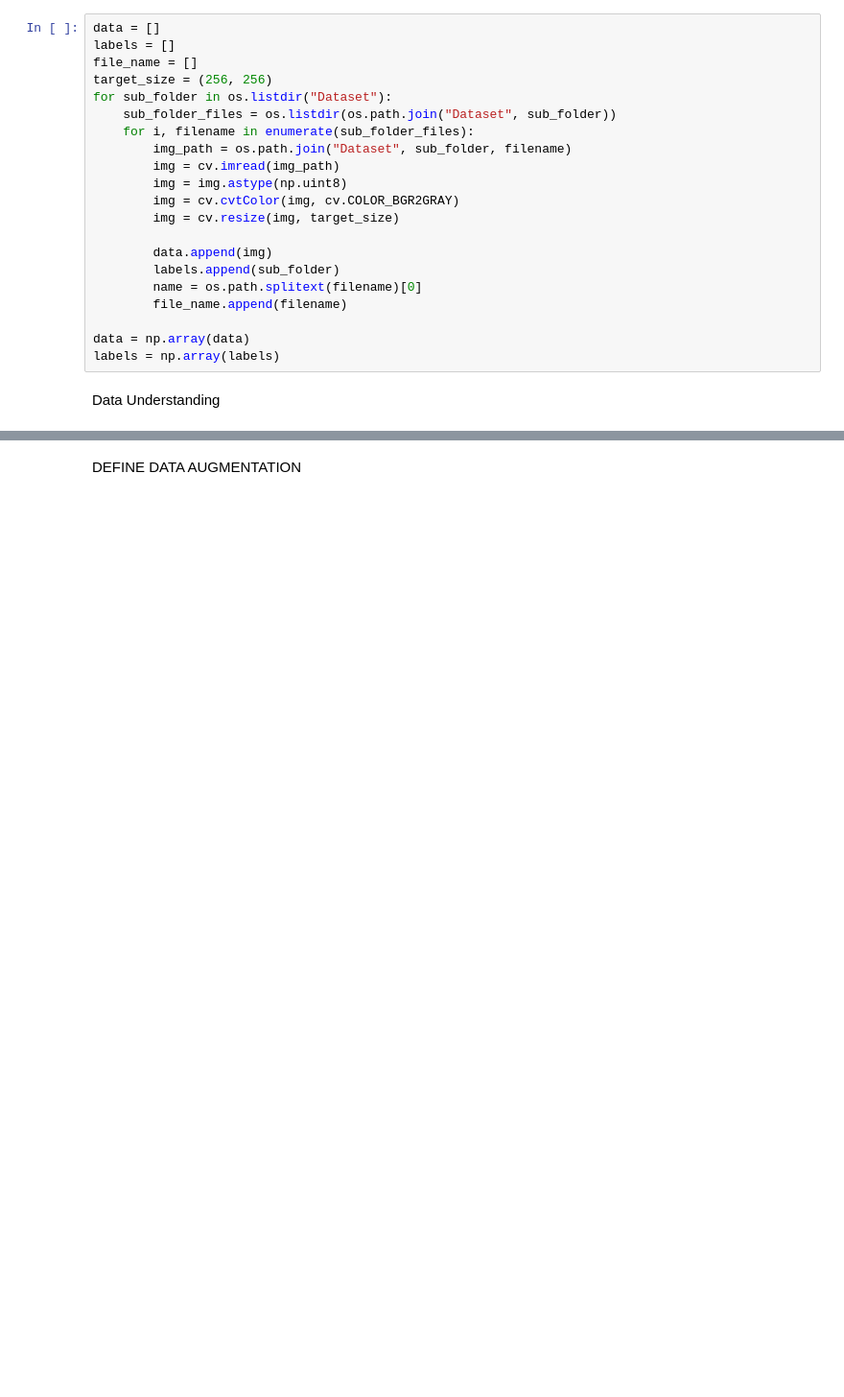
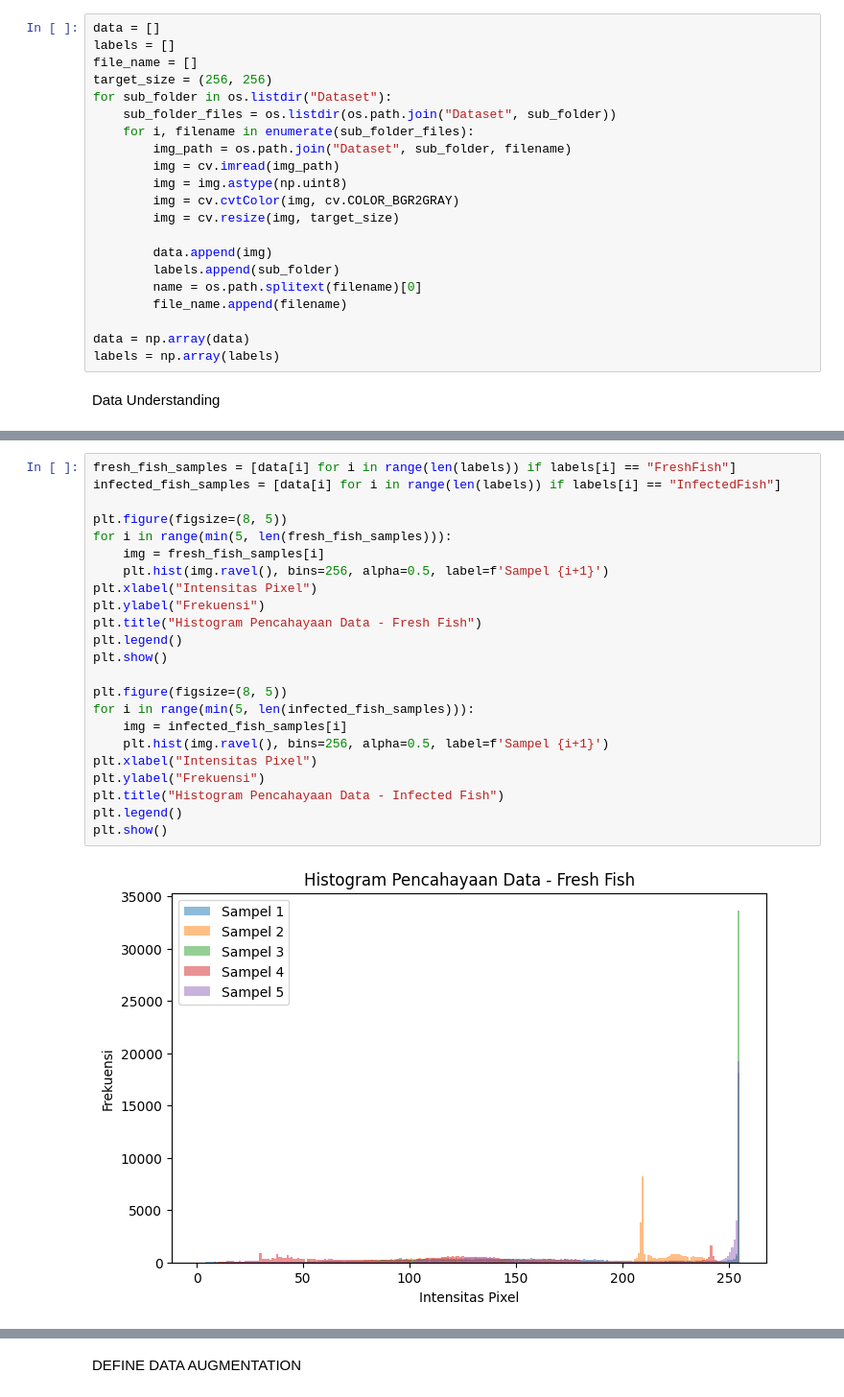
Before and after one commit to Adhitya-RZEN/Projek-PCD-4, a Jupyter notebook: Project/Project.ipynb, the cells around one changed output, grey strips where cells are left out. Shown at 96% size. Saved outputs shown, nothing was run; the diff lists cells and outputs as text; blank space fills up the shorter version.

Commit message:
mencoba bagian "data understanding"

```diff
--- a/Project/Project.ipynb
+++ b/Project/Project.ipynb
@@ -127,0 +92,25 @@ plt.show()
+# %%
+fresh_fish_samples = [data[i] for i in range(len(labels)) if labels[i] == "FreshFish"]
+infected_fish_samples = [data[i] for i in range(len(labels)) if labels[i] == "InfectedFish"]
+
+plt.figure(figsize=(8, 5))
+for i in range(min(5, len(fresh_fish_samples))):
+    img = fresh_fish_samples[i]
+    plt.hist(img.ravel(), bins=256, alpha=0.5, label=f'Sampel {i+1}')
+plt.xlabel("Intensitas Pixel")
+plt.ylabel("Frekuensi")
+plt.title("Histogram Pencahayaan Data - Fresh Fish")
+plt.legend()
+plt.show()
+
+plt.figure(figsize=(8, 5))
+for i in range(min(5, len(infected_fish_samples))):
+    img = infected_fish_samples[i]
+    plt.hist(img.ravel(), bins=256, alpha=0.5, label=f'Sampel {i+1}')
+plt.xlabel("Intensitas Pixel")
+plt.ylabel("Frekuensi")
+plt.title("Histogram Pencahayaan Data - Infected Fish")
+plt.legend()
+plt.show()
+# %% [output]
+[figure, added]
```
Also changed, not shown: parts of 3 cells of this notebook.
